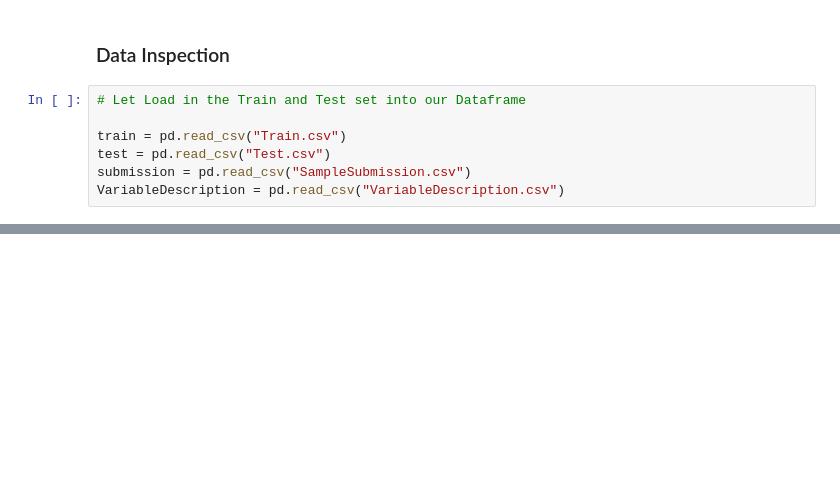
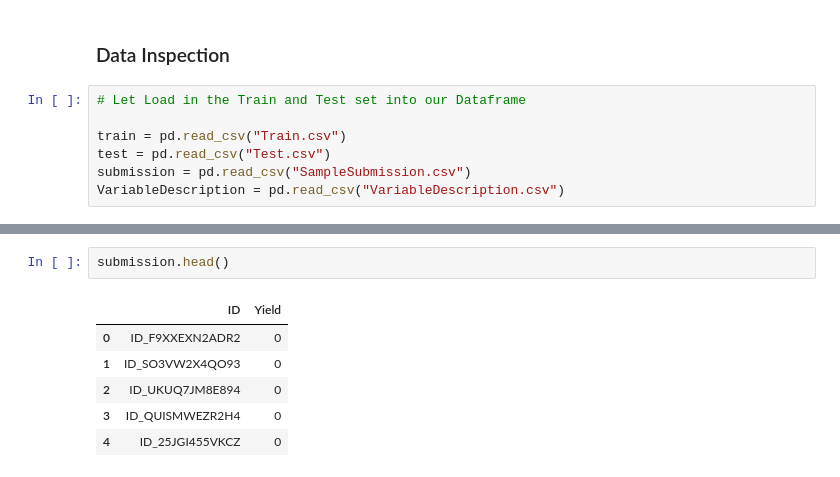
Before and after one commit to OlawoyeTaofeek/HandsOnML, a Jupyter notebook: regression/Zindi Crop Prediction Competition/digital-green-crop-yield-estimate.ipynb, the cells around one changed output, grey strips where cells are left out. Cells and saved outputs as stored; diff of their text form; blank space fills up the shorter version.

```diff
--- a/regression/Zindi Crop Prediction Competition/digital-green-crop-yield-estimate.ipynb
+++ b/regression/Zindi Crop Prediction Competition/digital-green-crop-yield-estimate.ipynb
@@ -79,0 +101,9 @@ VariableDescription = pd.read_csv("VariableDescription.csv")
+# %%
+submission.head()
+# %% [output]
+|  | ID | Yield |
+| 0 | ID_F9XXEXN2ADR2 | 0 |
+| 1 | ID_SO3VW2X4QO93 | 0 |
+| 2 | ID_UKUQ7JM8E894 | 0 |
+| 3 | ID_QUISMWEZR2H4 | 0 |
+| 4 | ID_25JGI455VKCZ | 0 |
```
Also changed, not shown: parts of 15 cells of this notebook.
